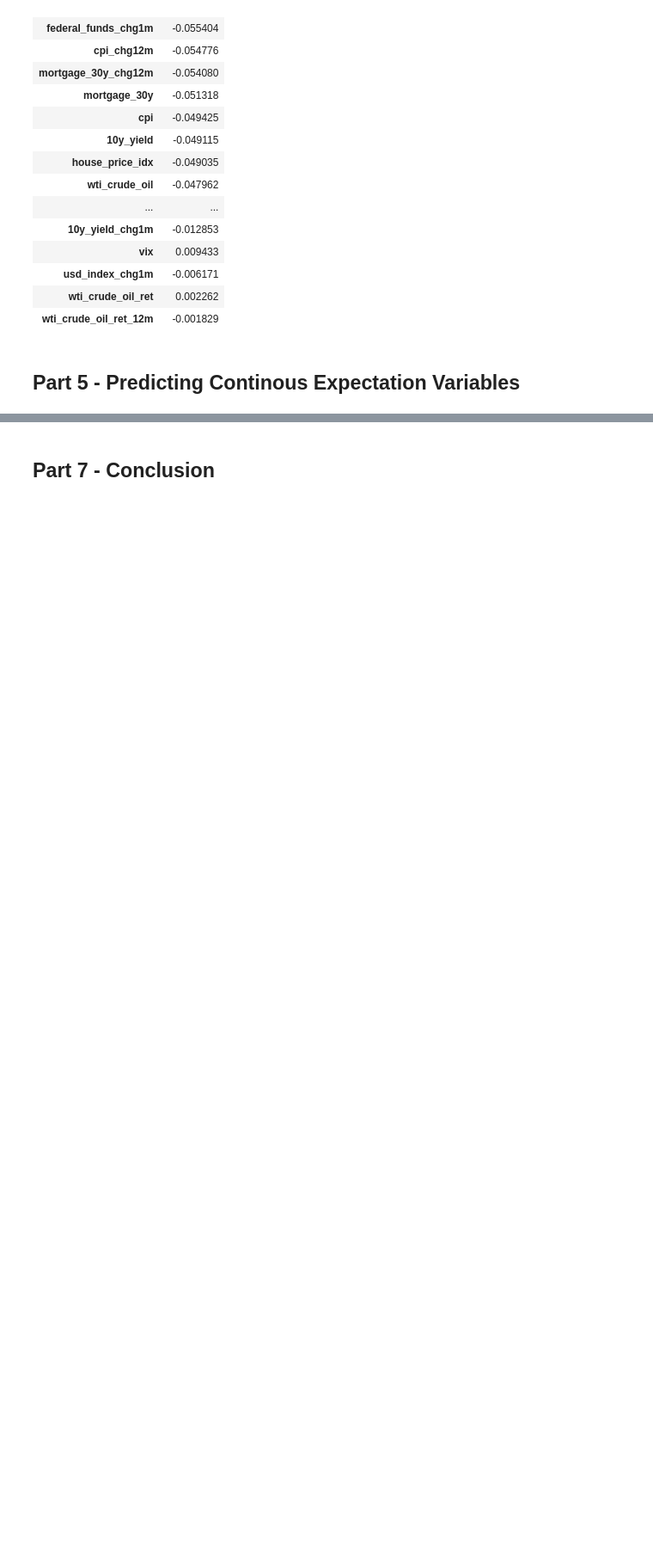
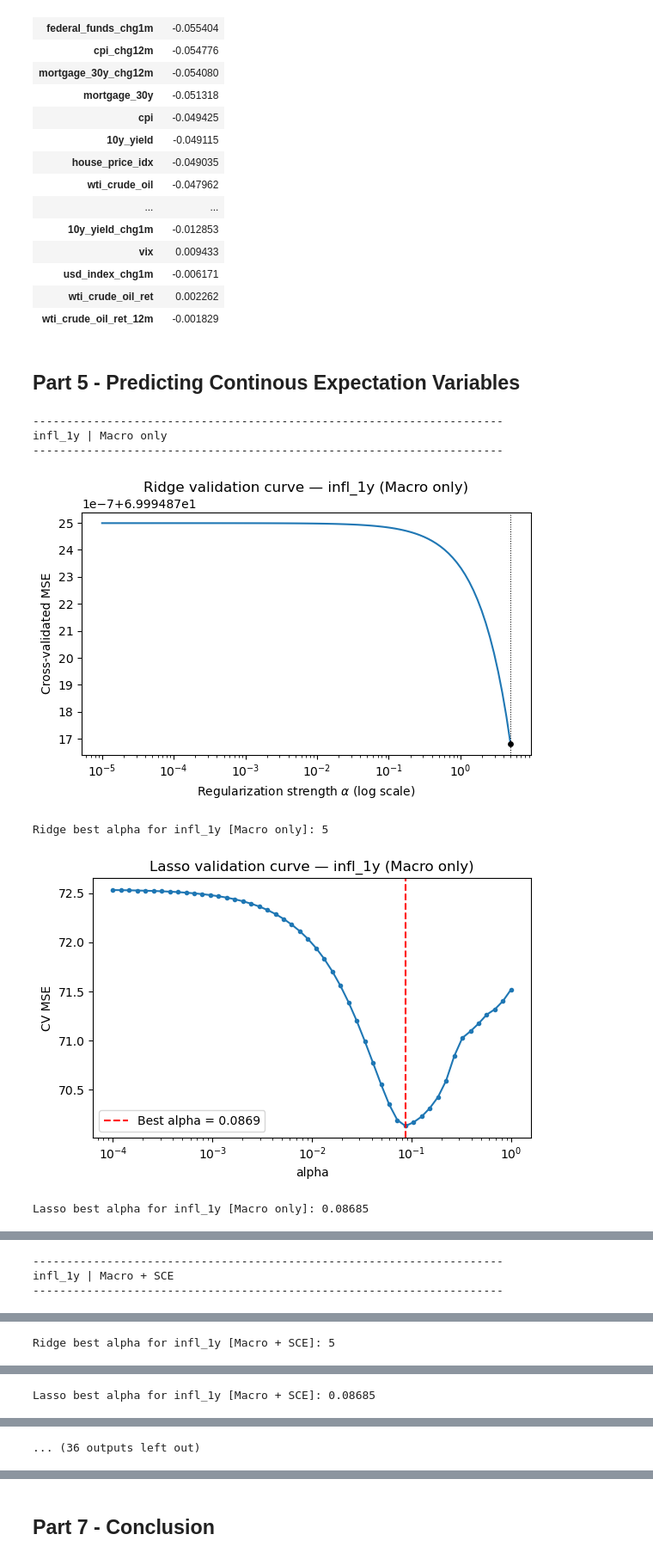
Before and after one commit to MHS17-NHH/FIE463-V26, a Jupyter notebook: data/solution.ipynb, the cells around one changed output, grey strips where cells are left out. Shown at 86% size. Drawn from its saved outputs; the diff is of its cells as text; code cells hidden in the pictures; blank space fills up the shorter version.

```diff
--- a/data/solution.ipynb
+++ b/data/solution.ipynb
@@ -622,0 +654,3 @@ Correlations with prob_stocks_up:
+# %%
+ridge_alphas = np.logspace(np.log10(1e-5), np.log10(5), 100)
+lasso_alphas = np.logspace(np.log10(1e-4), np.log10(1), 50)
@@ -622,0 +823,70 @@ Correlations with prob_stocks_up:
+# %%
+all_metrics = []
+
+for target in TARGETS:
+    for fs_name, features in FEATURE_SETS.items():
+        print("\n" + "-" * 70)
+        print(f"{target} | {fs_name}")
+        print("-" * 70)
+
+        X_tr = X_train_full[features]
+        X_te = X_test_full[features]
+        y_tr = y_train_full[target]
+        y_te = y_test_full[target]
+
+        # 1) OLS pipeline (simple)
+        pipe_ols = make_pipeline(StandardScaler(), LinearRegression())
+        pipe_ols.fit(X_tr, y_tr)
+
+        # 2) Ridge: first RidgeCV for validation curve & alpha_best
+        alpha_best_ridge = ridge_cv_and_validation_curve(X_tr, y_tr, target, fs_name)
+
+        #    then pipeline with Ridge(alpha_best_ridge)
+        pipe_ridge = make_pipeline(StandardScaler(),
+                                   Ridge(alpha=alpha_best_ridge, fit_intercept=True))
+        pipe_ridge.fit(X_tr, y_tr)
+
+        # 3) Lasso: CV + validation curve + fitted pipeline
+        pipe_lasso = lasso_cv_and_validation_curve(X_tr, y_tr, target, fs_name)
+
+        # ---- Predictions on train/test for all three models ----
+        yhat_tr = {
+            "OLS":   pipe_ols.predict(X_tr),
+            "Ridge": pipe_ridge.predict(X_tr),
+            "Lasso": pipe_lasso.predict(X_tr),
+        }
+        yhat_te = {
+            "OLS":   pipe_ols.predict(X_te),
+            "Ridge": pipe_ridge.predict(X_te),
+            "Lasso": pipe_lasso.predict(X_te),
+        }
+
+        # Time-series plot (all models in one panel)
+        plot_ts_all_models(
+            dates_train, y_tr,
+            dates_test,  y_te,
+            yhat_tr, yhat_te,
+            target_name=target,
+            feature_set_name=fs_name,
+            split_date="2024-01-01",
+        )
+
+        # Metrics on test set
+        for model_name, y_pred in yhat_te.items():
+            rmse = np.sqrt(mean_squared_error(y_te, y_pred))
+            r2   = r2_score(y_te, y_pred)
+            all_metrics.append({
+                "target": target,
+                "feature_set": fs_name,
+                "model": model_name,
+                "RMSE": rmse,
+                "R2": r2,
+            })
+# %% [output]
+----------------------------------------------------------------------
+infl_1y | Macro only
+----------------------------------------------------------------------
+[figure, added]
+Ridge best alpha for infl_1y [Macro only]: 5
+[figure, added]
+Lasso best alpha for infl_1y [Macro only]: 0.08685
@@ -622,0 +894,3 @@ Correlations with prob_stocks_up:
+----------------------------------------------------------------------
+infl_1y | Macro + SCE
+----------------------------------------------------------------------
@@ -622,0 +898 @@ Correlations with prob_stocks_up:
+Ridge best alpha for infl_1y [Macro + SCE]: 5
@@ -622,0 +900 @@ Correlations with prob_stocks_up:
+Lasso best alpha for infl_1y [Macro + SCE]: 0.08685
@@ -622,0 +902 @@ Correlations with prob_stocks_up:
+... (36 outputs left out)
```
Also changed, not shown: parts of 21 cells of this notebook.
